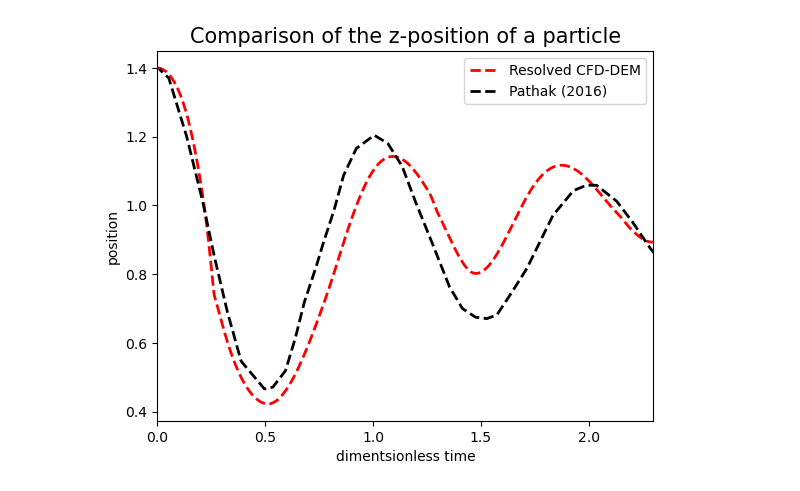
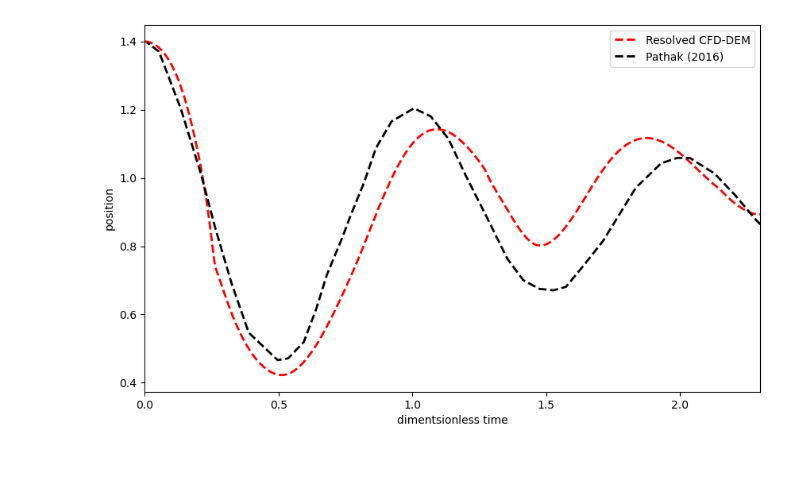
Before and after one commit to asarmakeeva/multiphaseIB, a Jupyter notebook: reproPack/postprocessing/bouncing_sphere.ipynb, the cells around one changed output. Saved outputs shown, nothing was run; the diff lists cells and outputs as text; code cells hidden in the pictures; blank space fills up the shorter version.

```diff
--- a/reproPack/postprocessing/bouncing_sphere.ipynb
+++ b/reproPack/postprocessing/bouncing_sphere.ipynb
@@ -13,15 +13,15 @@ data['y1'] = ((data[' y'])/2)+0.9
 # %%
 linienstaerke = 2
 MarkerGroesse = 8
-
+plt.figure(figsize=(10, 6))
 plt.plot(par1[:, 0]*0.8, par1[:, 3], '--',
          linewidth=linienstaerke,color ='red', markersize=MarkerGroesse)
 plt.xlim([0, 2.3])
 plt.plot(data['x1'],data['y1'],'--',linewidth=linienstaerke,color = 'black', markersize=MarkerGroesse)
 plt.xlabel('dimentsionless time')
 plt.ylabel('position')
-plt.title('Comparison of the z-position of a particle', fontsize=15)
+#plt.title('Comparison of the z-position of a particle', fontsize=15)
 plt.legend(['Resolved CFD-DEM', 'Pathak (2016)'])
 plt.savefig('bouncing_sphere_plot.png');
 # %% [output]
-[figure, old version]
+[figure, new version]
```
Also changed, not shown: 3 other files.
